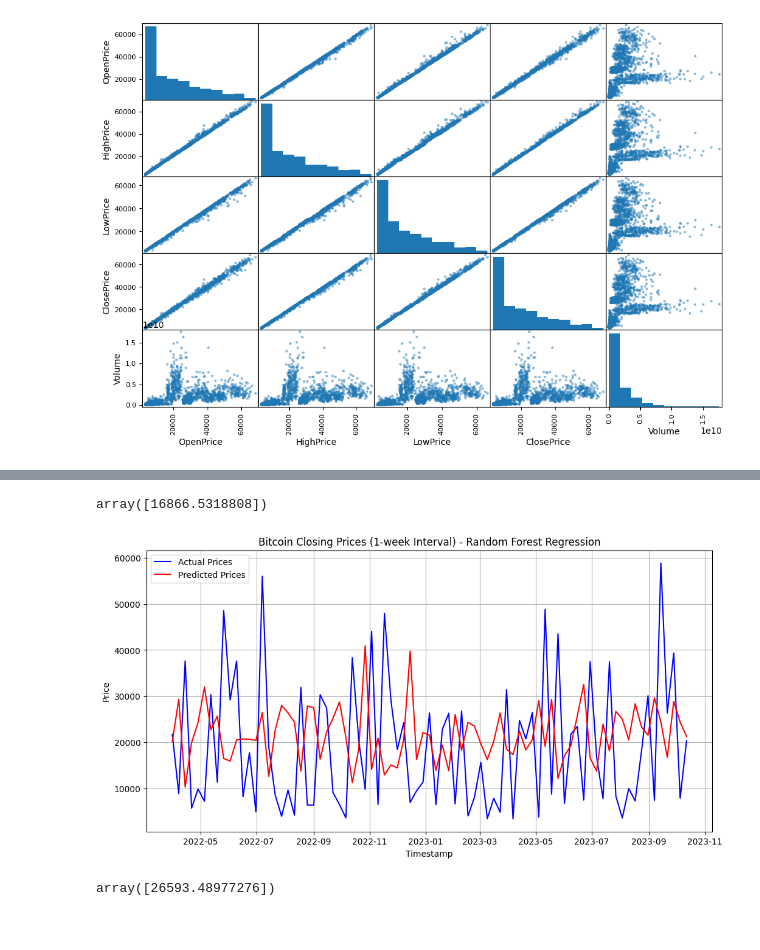
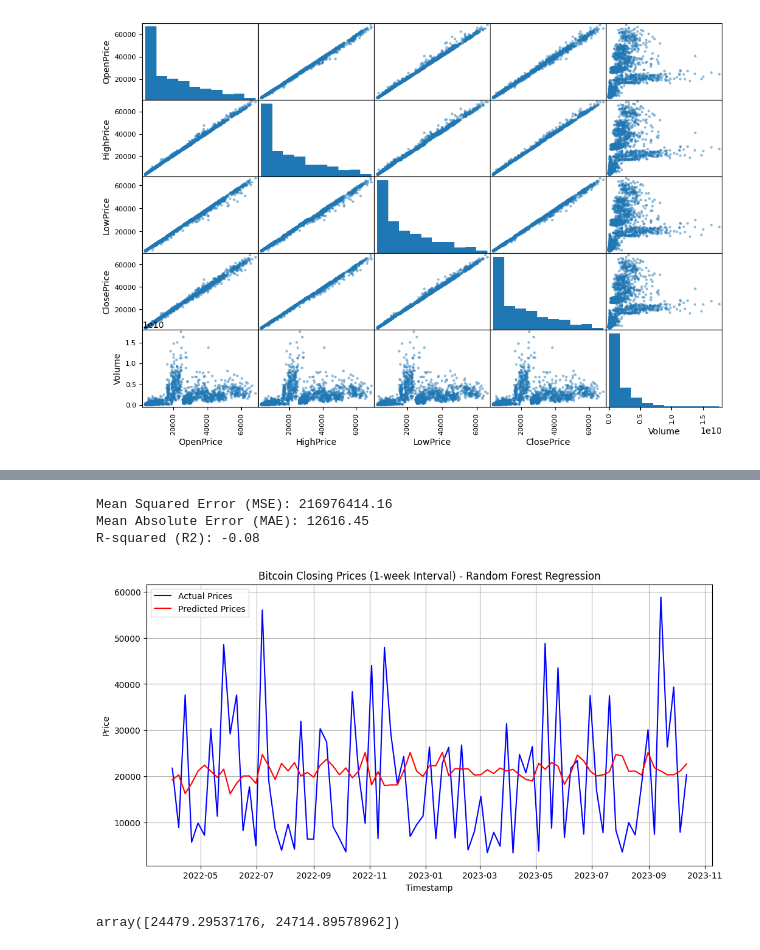
Before and after one commit to deeckn/bitcoin-predictions, a Jupyter notebook: main.ipynb, the cells around one changed output, grey strips where cells are left out. Cells and saved outputs as stored; diff of their text form; code cells hidden in the pictures.

```diff
--- a/main.ipynb
+++ b/main.ipynb
@@ -194,34 +251,31 @@ trained_random_forest_1d = plot_price_predictions(
+# %%
+hyperparameters = {
+    "n_estimators": 256,
+    "max_depth": None,
+    "min_samples_leaf": 16,
+}
+
+random_forest_1w = RandomForestRegressor(
+    n_estimators=hyperparameters.get('n_estimators'),
+    max_depth=hyperparameters.get('max_depth'),
+    min_samples_leaf=hyperparameters.get('min_samples_leaf'),
+    random_state=RANDOM_STATE,
+    n_jobs=-1
+)
+
+trained_random_forest_1w = plot_price_predictions(
+    "Bitcoin Closing Prices (1-week Interval) - Random Forest Regression",
+    interval_df_1w,
+    random_forest_1w,
+)
+# %% [output]
+Mean Squared Error (MSE): 216976414.16
+Mean Absolute Error (MAE): 12616.45
+R-squared (R2): -0.08
+[figure, added]
 # %%
-prediction = trained_random_forest_1d.predict([[1698996346000]])
+prediction = trained_random_forest_1w.predict([[1696204799], [1696809599]])
 
 prediction
 # %% [output]
-array([16866.5318808])
+array([24479.29537176, 24714.89578962])
-# %%
-hyperparameters = {
-    "n_estimators": 2048,
-    "max_depth": 32,
-    "min_samples_leaf": 2,
-}
-
-random_forest_1w = RandomForestRegressor(
-    n_estimators=hyperparameters.get('n_estimators'),
-    max_depth=hyperparameters.get('max_depth'),
-    min_samples_leaf=hyperparameters.get('min_samples_leaf'),
-    random_state=RANDOM_STATE
-)
-
-trained_random_forest_1w = plot_price_predictions(
-    "Bitcoin Closing Prices (1-week Interval) - Random Forest Regression",
-    interval_df_1w,
-    random_forest_1w,
-    hyperparameters
-)
-# %% [output]
-[figure, removed]
-# %%
-prediction = trained_random_forest_1w.predict([[1696377599]])
-
-prediction
-# %% [output]
-array([26593.48977276])
```
Also changed, not shown: parts of 17 cells of this notebook.
